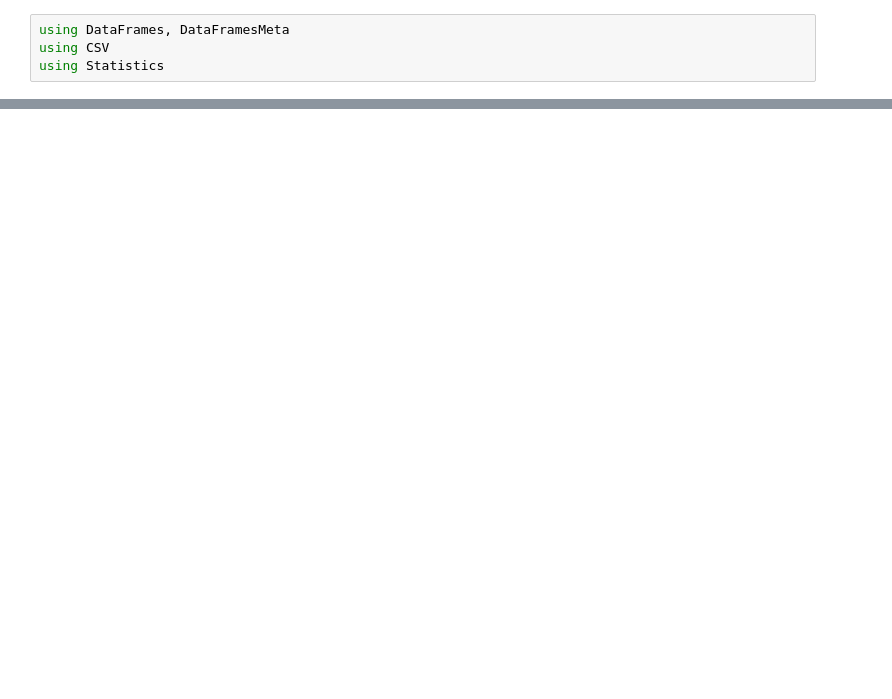
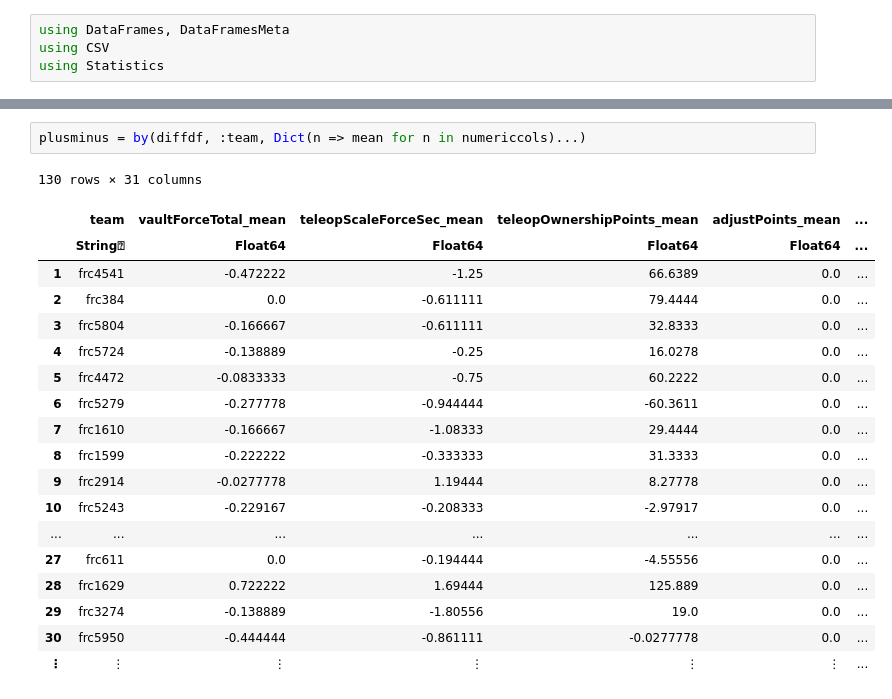
Before and after one commit to Thing342/frc-stats-workbench, a Jupyter notebook: notebooks/plusminus.ipynb, the cells around one changed output, grey strips where cells are left out. Saved outputs shown, nothing was run; the diff lists cells and outputs as text; blank space fills up the shorter version.

```diff
--- a/notebooks/plusminus.ipynb
+++ b/notebooks/plusminus.ipynb
@@ -131,0 +129,22 @@ sort(plusminus, (2), rev = true) |> print
+# %%
+plusminus = by(diffdf, :team, Dict(n => mean for n in numericcols)...)
+# %% [output]
+130 rows × 31 columns
+|  | team | vaultForceTotal_mean | teleopScaleForceSec_mean | teleopOwnershipPoints_mean | adjustPoints_mean | ... |
+|  | String⍰ | Float64 | Float64 | Float64 | Float64 | ... |
+| 1 | frc4541 | -0.472222 | -1.25 | 66.6389 | 0.0 | ... |
+| 2 | frc384 | 0.0 | -0.611111 | 79.4444 | 0.0 | ... |
+| 3 | frc5804 | -0.166667 | -0.611111 | 32.8333 | 0.0 | ... |
+| 4 | frc5724 | -0.138889 | -0.25 | 16.0278 | 0.0 | ... |
+| 5 | frc4472 | -0.0833333 | -0.75 | 60.2222 | 0.0 | ... |
+| 6 | frc5279 | -0.277778 | -0.944444 | -60.3611 | 0.0 | ... |
+| 7 | frc1610 | -0.166667 | -1.08333 | 29.4444 | 0.0 | ... |
+| 8 | frc1599 | -0.222222 | -0.333333 | 31.3333 | 0.0 | ... |
+| 9 | frc2914 | -0.0277778 | 1.19444 | 8.27778 | 0.0 | ... |
+| 10 | frc5243 | -0.229167 | -0.208333 | -2.97917 | 0.0 | ... |
+| ... | ... | ... | ... | ... | ... | ... |
+| 27 | frc611 | 0.0 | -0.194444 | -4.55556 | 0.0 | ... |
+| 28 | frc1629 | 0.722222 | 1.69444 | 125.889 | 0.0 | ... |
+| 29 | frc3274 | -0.138889 | -1.80556 | 19.0 | 0.0 | ... |
+| 30 | frc5950 | -0.444444 | -0.861111 | -0.0277778 | 0.0 | ... |
+| ⋮ | ⋮ | ⋮ | ⋮ | ⋮ | ⋮ | ... |
```
Also changed, not shown: parts of 8 cells of this notebook, 1 other file.
